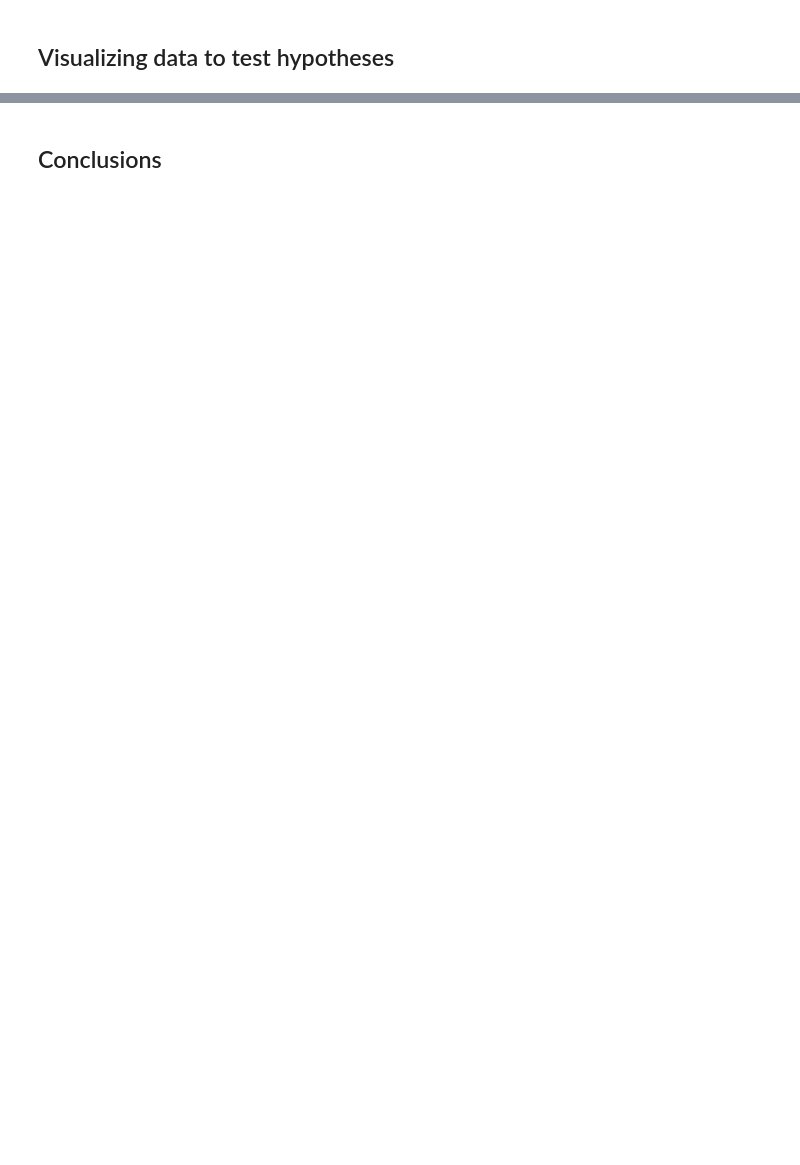
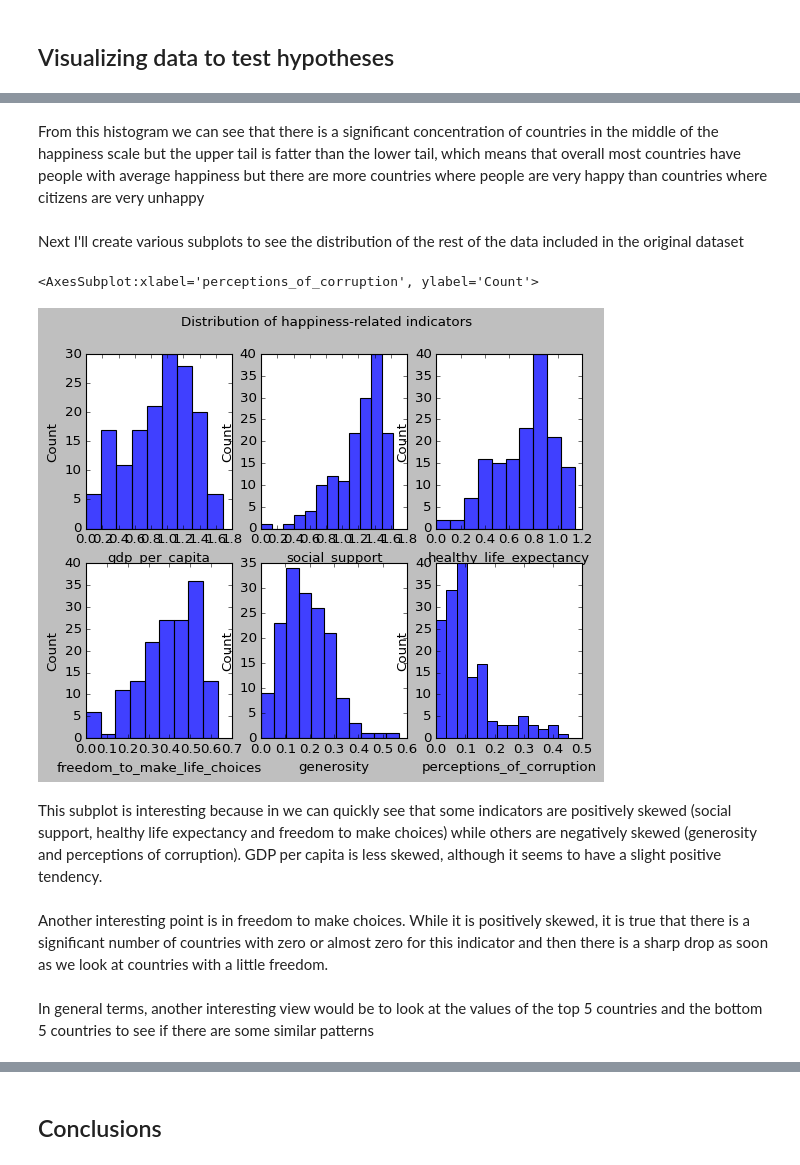
Before and after one commit to alfredozavala14/Project-Data-Pipeline, a Jupyter notebook: work_JN/data_visualization.ipynb, the cells around one changed output, grey strips where cells are left out. Drawn from its saved outputs; the diff is of its cells as text; code cells hidden in the pictures; blank space fills up the shorter version.

```diff
--- a/work_JN/data_visualization.ipynb
+++ b/work_JN/data_visualization.ipynb
@@ -24,0 +72,24 @@ data = pd.read_csv("../data/x.csv")
+# %% [markdown]
+From this histogram we can see that there is a significant concentration of countries in the middle of the happiness scale but the upper tail is fatter than the lower tail, which means that overall most countries have people with average happiness but there are more countries where people are very happy than countries where citizens are very unhappy
+# %% [markdown]
+Next I'll create various subplots to see the distribution of the rest of the data included in the original dataset
+# %%
+fig, axes = plt.subplots(2, 3)
+
+fig.suptitle('Distribution of happiness-related indicators')
+
+sns.histplot(ax=axes[0, 0], data=data, x='gdp_per_capita')
+sns.histplot(ax=axes[0, 1], data=data, x='social_support')
+sns.histplot(ax=axes[0, 2], data=data, x='healthy_life_expectancy')
+sns.histplot(ax=axes[1, 0], data=data, x='freedom_to_make_life_choices')
+sns.histplot(ax=axes[1, 1], data=data, x='generosity')
+sns.histplot(ax=axes[1, 2], data=data, x='perceptions_of_corruption')
+# %% [output]
+<AxesSubplot:xlabel='perceptions_of_corruption', ylabel='Count'>
+[figure, added]
+# %% [markdown]
+This subplot is interesting because in we can quickly see that some indicators are positively skewed (social support, healthy life expectancy and freedom to make choices) while others are negatively skewed (generosity and perceptions of corruption). GDP per capita is less skewed, although it seems to have a slight positive tendency.
+# %% [markdown]
+Another interesting point is in freedom to make choices. While it is positively skewed, it is true that there is a significant number of countries with zero or almost zero for this indicator and then there is a sharp drop as soon as we look at countries with a little freedom.
+# %% [markdown]
+In general terms, another interesting view would be to look at the values of the top 5 countries and the bottom 5 countries to see if there are some similar patterns
```
Also changed, not shown: parts of 40 cells of this notebook, 5 other files.
